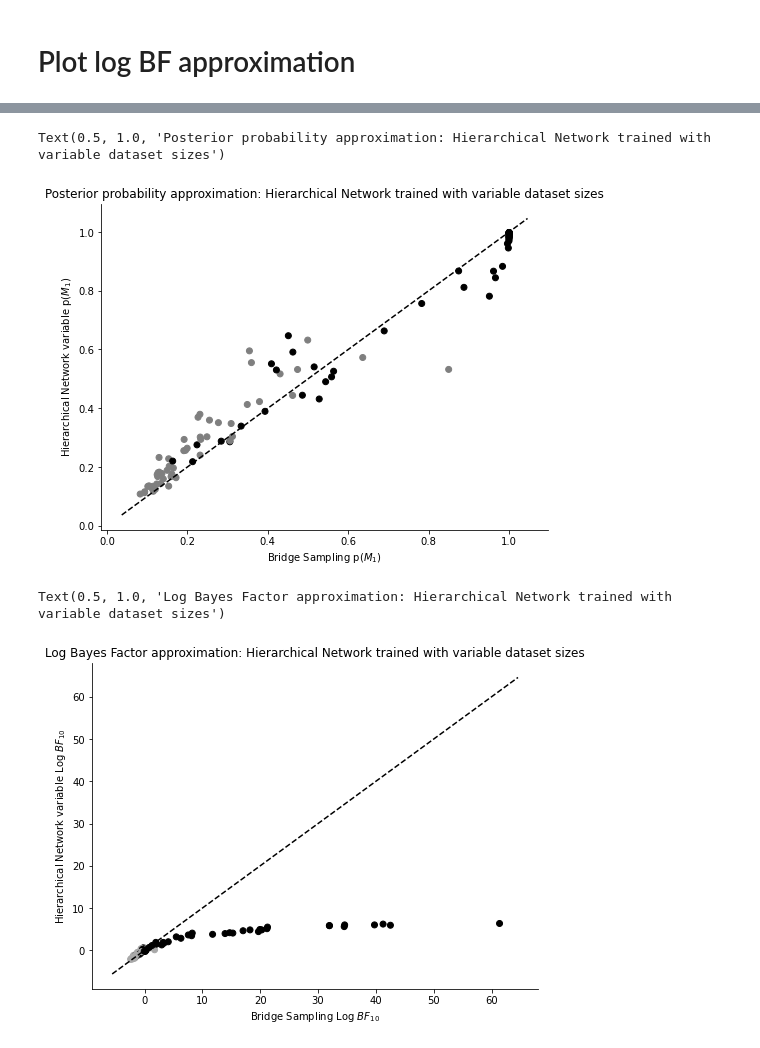
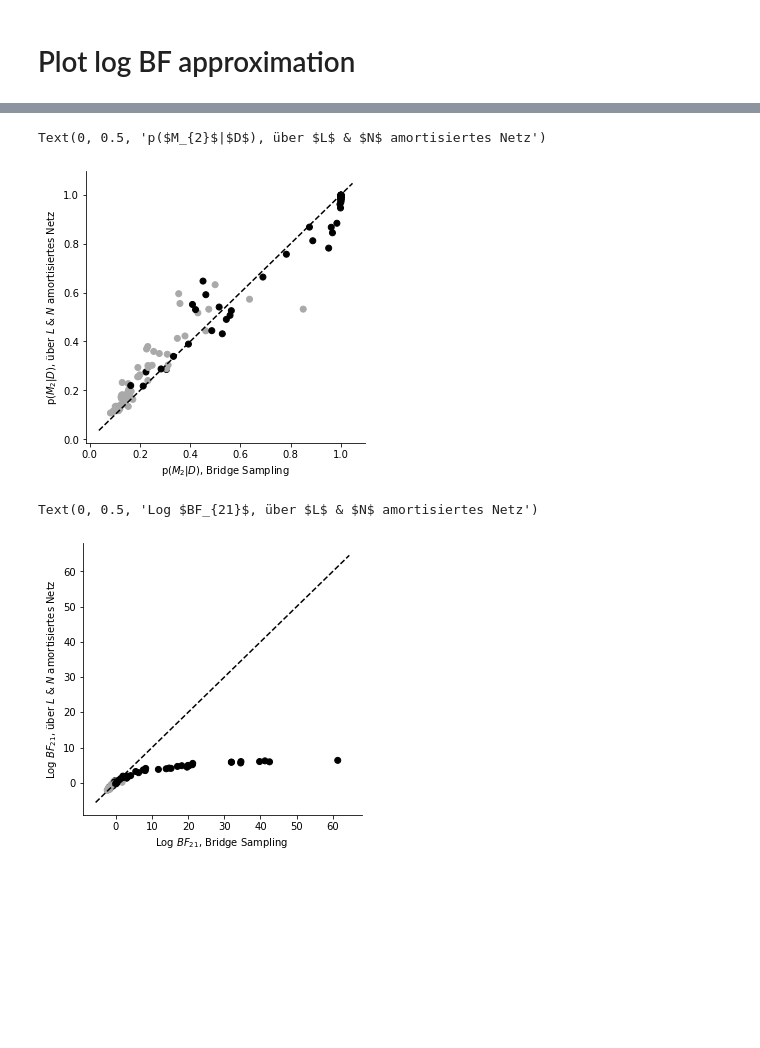
Before and after one commit to elseml/DeepHierarchicalModelComparison, a Jupyter notebook: Python code/Bridge_sampling_comparison.ipynb, the cells around one changed output, grey strips where cells are left out. Saved outputs shown, nothing was run; the diff lists cells and outputs as text; code cells hidden in the pictures; blank space fills up the shorter version.

```diff
--- a/Python code/Bridge_sampling_comparison.ipynb
+++ b/Python code/Bridge_sampling_comparison.ipynb
@@ -12,7 +12,7 @@ import sys
 # %% [markdown]
 # Load data
 # %%
-comparison_folder = os.path.join(os.getcwd(),'data', 'BF_approximation_comparison')
+comparison_folder = os.path.join(os.path.dirname(os.getcwd()),'data', 'BF_approximation_comparison')
 bridge_file = '2021_06_29___15_12_BF_approx_comp'
 NN_fixed_file = '2021_07_13___17_52_BF_NN_comp'
 NN_variable_file = '2021_07_01___15_24_BF_NN_variable_comp'
@@ -236,6 +169,7 @@ NN_variable_bfs_till_100 = NN_variable['bayes_factor'].loc[bridge['bayes_factor'
 # Plotting settings
 
 colors = {0:'darkgrey', 1:'black'}
+figsize = (5, 5)
 # %%
 # Posterior probabilities for model 1
 # Bridge Sampling vs fixed NN
@@ -302,31 +204,31 @@ df
 # %%
 # Posterior probabilities for model 1
 # Bridge Sampling vs variable NN
 
-f, ax = plt.subplots(1, 1, figsize=(8, 6))
+f, ax = plt.subplots(1, 1, figsize=figsize)
 ax.scatter(bridge['m1_prob'], NN_variable['m1_prob'], c=bridge['true_model'].map(colors))
 ax.plot(ax.get_xlim(), ax.get_xlim(), '--', color='black')
 ax.spines['right'].set_visible(False)
 ax.spines['top'].set_visible(False)
-ax.set_xlabel(r'Bridge Sampling p($M_{1}$)')
-ax.set_ylabel('Hierarchical Network variable p($M_{1}$)')
-ax.set_title('Posterior probability approximation: Hierarchical Network trained with variable dataset sizes')
+ax.set_xlabel('p($M_{2}$|$D$), Bridge Sampling')
+ax.set_ylabel('p($M_{2}$|$D$), über $L$ & $N$ amortisiertes Netz')
+#ax.set_title('Posterior probability approximation: Hierarchical Network trained with variable dataset sizes')
 #f.savefig('figures/BF_toy.png', dpi=300, bbox_inches='tight')
 # %% [output]
-Text(0.5, 1.0, 'Posterior probability approximation: Hierarchical Network trained with variable dataset sizes')
+Text(0, 0.5, 'p($M_{2}$|$D$), über $L$ & $N$ amortisiertes Netz')
-[figure, old version]
+[figure, new version]
 # %%
 # vs variable NN
 
-f, ax = plt.subplots(1, 1, figsize=(8, 6))
+f, ax = plt.subplots(1, 1, figsize=figsize)
 ax.scatter(log_bridge_bfs, log_NN_variable_bfs, c=bridge['true_model'].map(colors))
 ax.plot(ax.get_xlim(), ax.get_xlim(), '--', color='black')
 ax.spines['right'].set_visible(False)
 ax.spines['top'].set_visible(False)
-ax.set_xlabel(r'Bridge Sampling Log $BF_{10}$')
-ax.set_ylabel('Hierarchical Network variable Log $BF_{10}$')
-ax.set_title('Log Bayes Factor approximation: Hierarchical Network trained with variable dataset sizes')
+ax.set_xlabel('Log $BF_{21}$, Bridge Sampling ')
+ax.set_ylabel('Log $BF_{21}$, über $L$ & $N$ amortisiertes Netz')
+#ax.set_title('Log Bayes Factor approximation: Hierarchical Network trained with variable dataset sizes')
 #f.savefig('figures/BF_toy.png', dpi=300, bbox_inches='tight')
 # %% [output]
-Text(0.5, 1.0, 'Log Bayes Factor approximation: Hierarchical Network trained with variable dataset sizes')
+Text(0, 0.5, 'Log $BF_{21}$, über $L$ & $N$ amortisiertes Netz')
-[figure, old version]
+[figure, new version]
```
Also changed, not shown: parts of 17 cells of this notebook.
